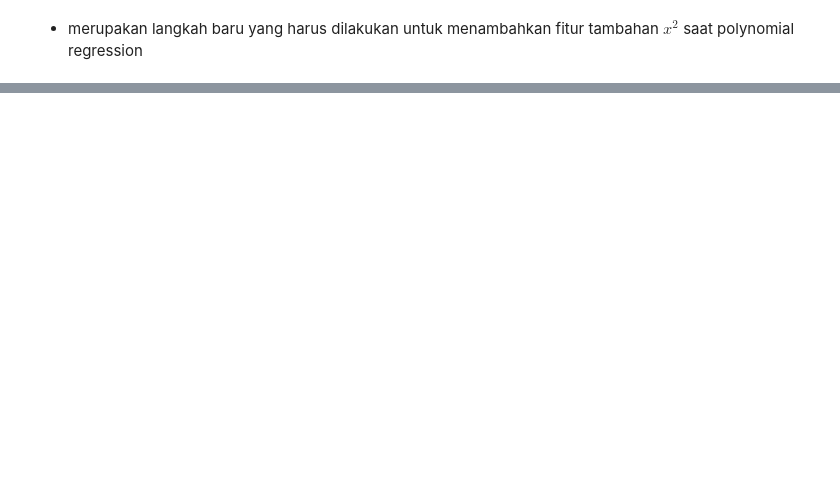
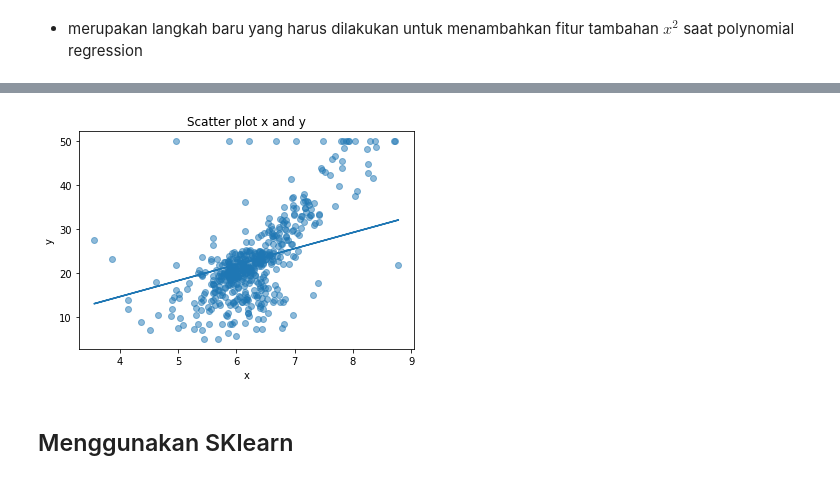
Before and after one commit to ainajefelina/Studi-Independen, a Jupyter notebook: Sesi 11/Summary 1.ipynb, the cells around one changed output, grey strips where cells are left out. Drawn from its saved outputs; the diff is of its cells as text; code cells hidden in the pictures; blank space fills up the shorter version.

```diff
--- a/Sesi 11/Summary 1.ipynb
+++ b/Sesi 11/Summary 1.ipynb
@@ -348,0 +555,6 @@ transformer = PolynomialFeatures(degree=2, include_bias=False)
+# %%
+# STEP 6 = mencoba data baru
+x_new = sm.add_constant(np.arange(10).reshape((-1, 2)))
+print(x_new)
+y_new = results.predict(x_new)
+print(y_new)
@@ -348,0 +572,4 @@ transformer = PolynomialFeatures(degree=2, include_bias=False)
+# %%
+import statsmodels.api as sm
+from sklearn import datasets
+data = datasets.load_boston() ## loads Boston dataset from datasets library
@@ -348,0 +617,9 @@ transformer = PolynomialFeatures(degree=2, include_bias=False)
+# %%
+import numpy as np
+import pandas as pd
+
+#mendefinisikan data atau prediktor sesuai dengan nama pre-set feature
+df = pd.DataFrame(data.data, columns=data.feature_names)
+
+#ambil nilai target di DataFrame lainnya
+target = pd.DataFrame(data.target, columns=['MEDV'])
@@ -348,0 +644,8 @@ transformer = PolynomialFeatures(degree=2, include_bias=False)
+# %%
+x = df['RM']
+y = target['MEDV']
+
+model = sm.OLS(y,x).fit()
+predictions = model.predict(x)
+
+model.summary()
@@ -348,0 +672,11 @@ transformer = PolynomialFeatures(degree=2, include_bias=False)
+# %%
+plt.scatter(x, y, alpha=0.5)
+plt.plot(x, predictions)
+plt.title('Scatter plot x and y')
+plt.xlabel('x')
+plt.ylabel('y')
+plt.show()
+# %% [output]
+[figure, added]
+# %% [markdown]
+## Menggunakan SKlearn
```
Also changed, not shown: parts of 58 cells of this notebook, 1 other file.
